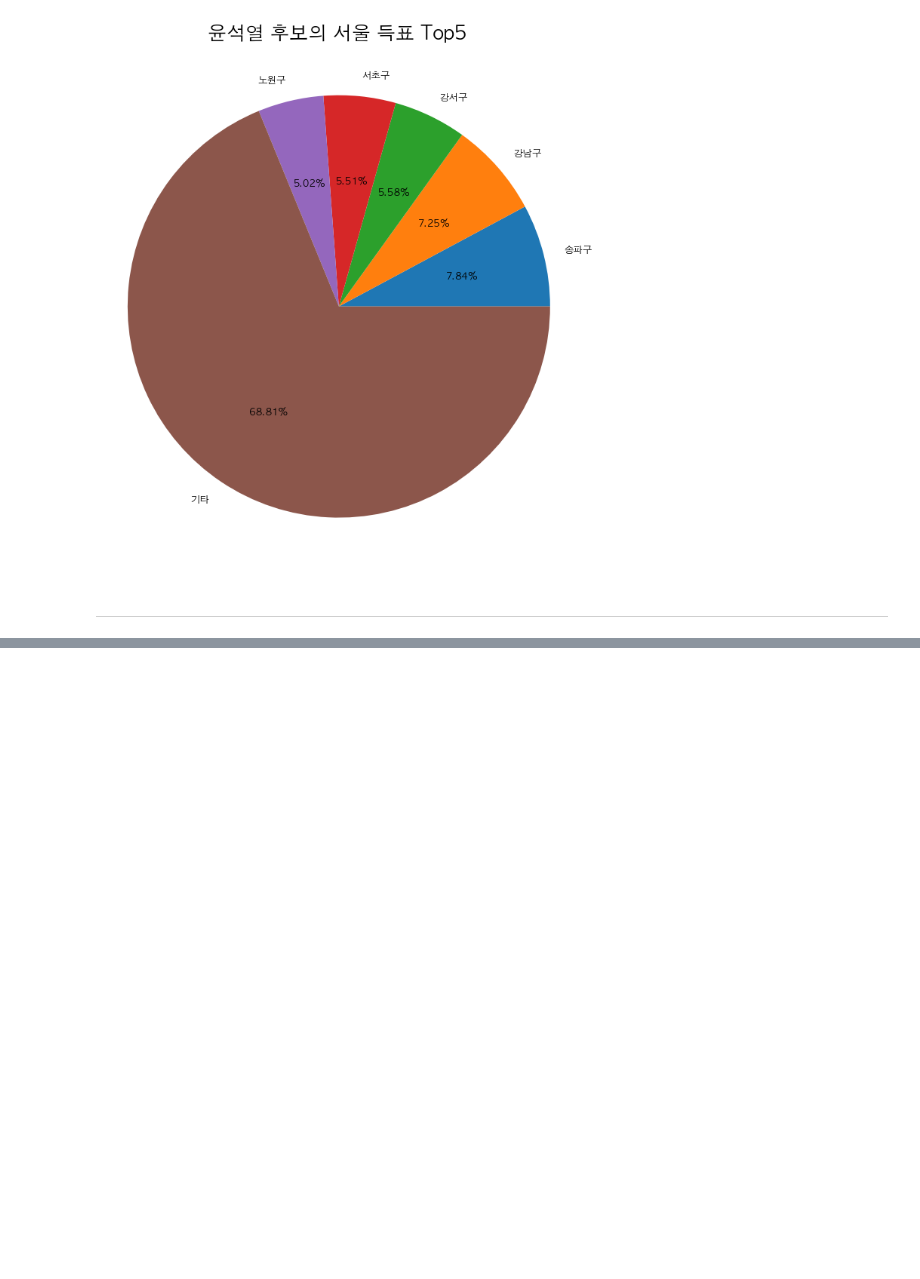
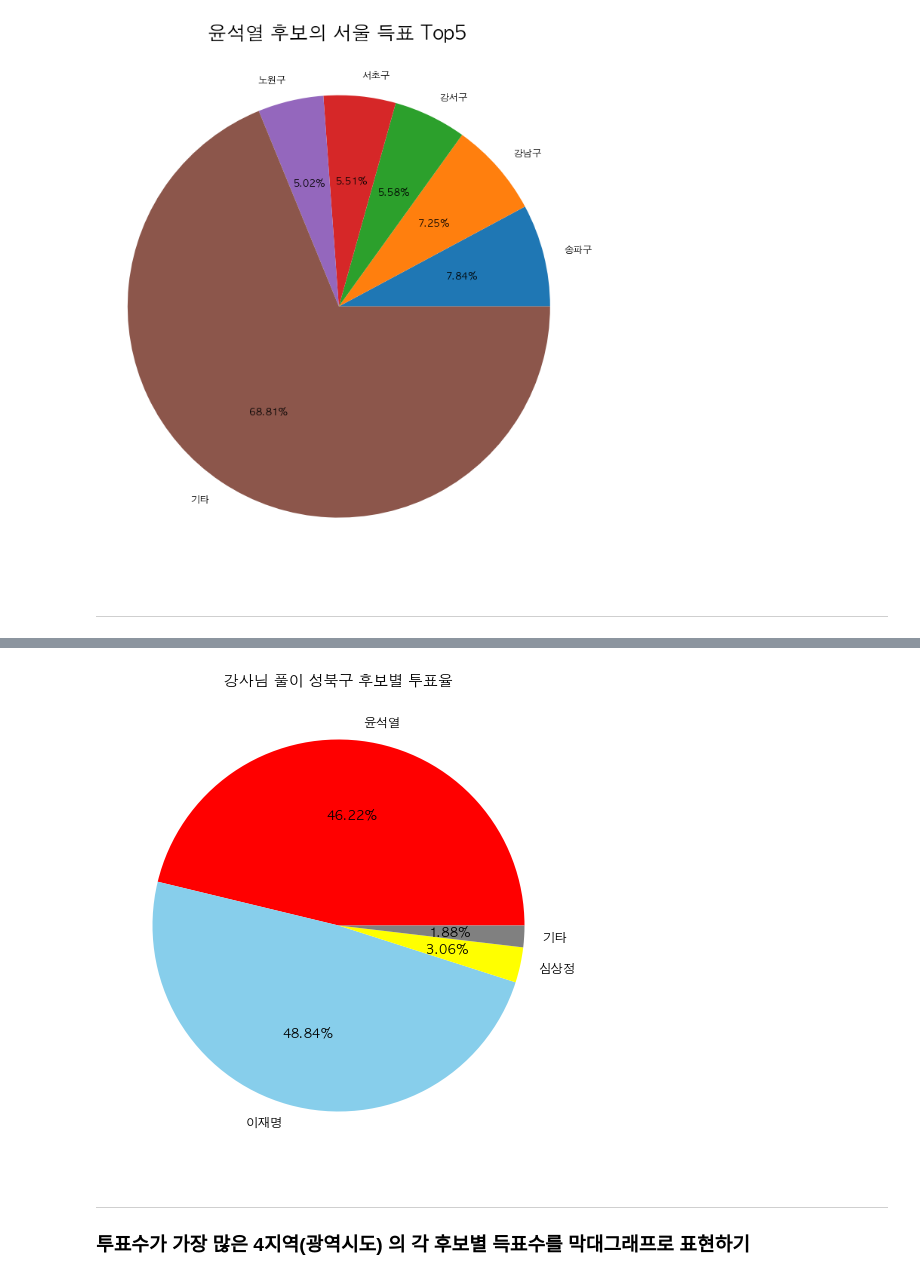
Before and after one commit to monargent0/TJPythonClass, a Jupyter notebook: 3.DataAnalysis/Note/12.대선자료시각화.ipynb, the cells around one changed output, grey strips where cells are left out. Drawn from its saved outputs; the diff is of its cells as text; code cells hidden in the pictures; blank space fills up the shorter version.

```diff
--- a/3.DataAnalysis/Note/12.대선자료시각화.ipynb
+++ b/3.DataAnalysis/Note/12.대선자료시각화.ipynb
@@ -339,0 +384,14 @@ plt.show()
+# %%
+plt.pie(
+    pob_윤석열_data,
+    labels= ['윤석열','이재명','심상정','기타'],
+    autopct= '%.2f%%',
+    colors= ['red' ,'#87CEEB','yellow','grey']
+)
+plt.title('강사님 풀이 성북구 후보별 투표율')
+plt.show()
+# %% [output]
+[figure, added]
+# %% [markdown]
+---
+### 투표수가 가장 많은 4지역(광역시도) 의 각 후보별 득표수를 막대그래프로 표현하기
```
Also changed, not shown: parts of 16 cells of this notebook, 5 other files.
